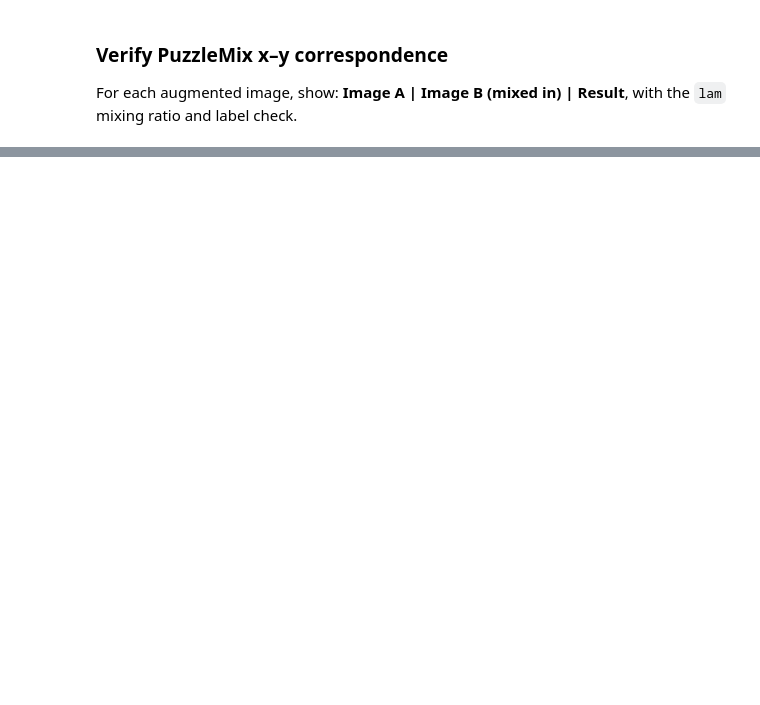
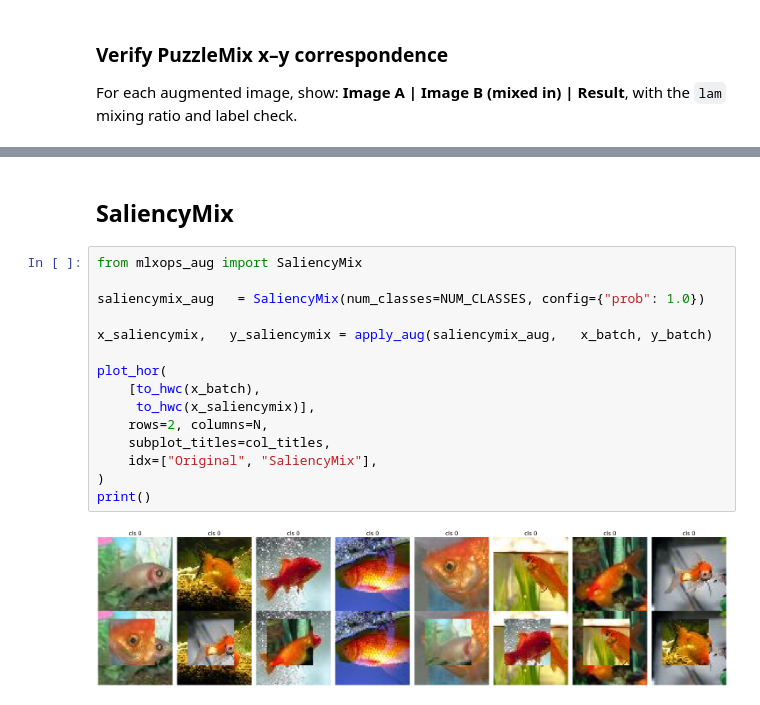
Before and after one commit to youyinnn/mlxops-aug, a Jupyter notebook: examples/demo.ipynb, the cells around one changed output, grey strips where cells are left out. Saved outputs shown, nothing was run; the diff lists cells and outputs as text; blank space fills up the shorter version.

```diff
--- a/examples/demo.ipynb
+++ b/examples/demo.ipynb
@@ -206,0 +288,19 @@ Per-image breakdown:
+# %% [markdown]
+## SaliencyMix
+# %%
+from mlxops_aug import SaliencyMix
+
+saliencymix_aug   = SaliencyMix(num_classes=NUM_CLASSES, config={"prob": 1.0})
+
+x_saliencymix,   y_saliencymix = apply_aug(saliencymix_aug,   x_batch, y_batch)
+
+plot_hor(
+    [to_hwc(x_batch),
+     to_hwc(x_saliencymix)],
+    rows=2, columns=N,
+    subplot_titles=col_titles,
+    idx=["Original", "SaliencyMix"],
+)
+print()
+# %% [output]
+[figure, added]
```
Also changed, not shown: parts of 11 cells of this notebook, 10 other files.
